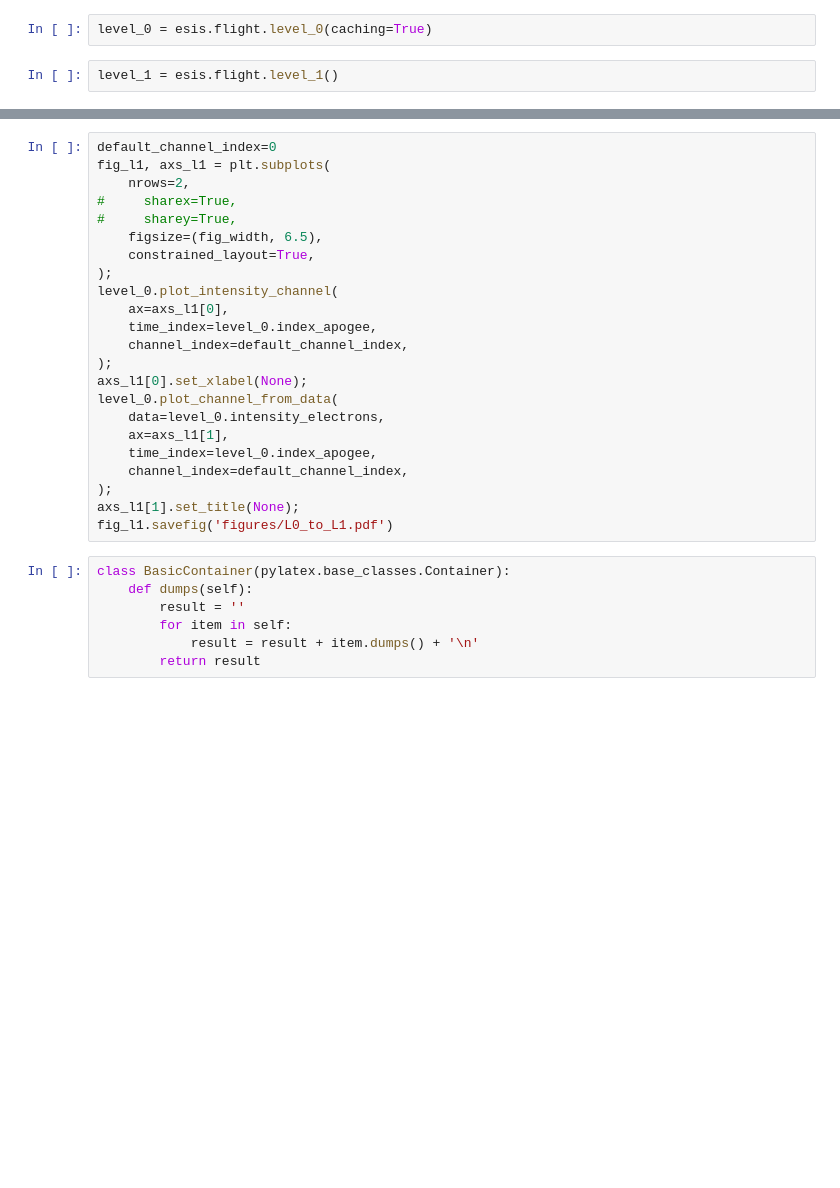
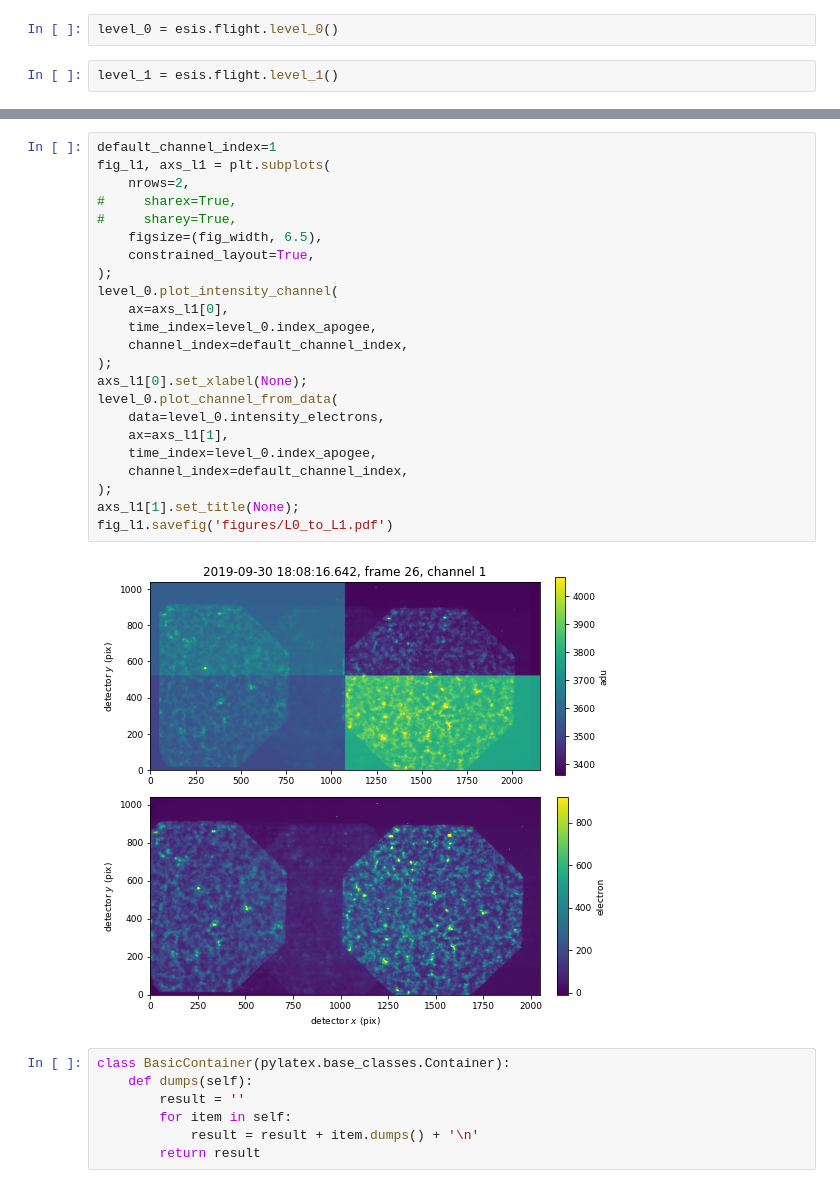
Before and after one commit to jacobdparker/ESIS_Mission, a Jupyter notebook: rts.ipynb, the cells around one changed output, grey strips where cells are left out. Cells and saved outputs as stored; diff of their text form; blank space fills up the shorter version.

Commit message:
figure updates

```diff
--- a/rts.ipynb
+++ b/rts.ipynb
@@ -50,7 +50,7 @@ To use the future default and silence this warning we advise to pass `rcond=None
 num 2d secant iterations 3
 [figure]
 # %%
-level_0 = esis.flight.level_0(caching=True)
+level_0 = esis.flight.level_0()
 # %%
 level_1 = esis.flight.level_1()
 # %%
@@ -67,26 +69,28 @@ fig_sig_and_alt.savefig('figures/signal_and_altitude_vs_time.pdf')
 # %%
-default_channel_index=0
+default_channel_index=1
 fig_l1, axs_l1 = plt.subplots(
     nrows=2,
 #     sharex=True,
 #     sharey=True,
     figsize=(fig_width, 6.5),
     constrained_layout=True,
 );
 level_0.plot_intensity_channel(
     ax=axs_l1[0],
     time_index=level_0.index_apogee,
     channel_index=default_channel_index,
 );
 axs_l1[0].set_xlabel(None);
 level_0.plot_channel_from_data(
     data=level_0.intensity_electrons,
     ax=axs_l1[1],
     time_index=level_0.index_apogee,
     channel_index=default_channel_index,
 );
 axs_l1[1].set_title(None);
 fig_l1.savefig('figures/L0_to_L1.pdf')
+# %% [output]
+[figure, added]
 # %%
 class BasicContainer(pylatex.base_classes.Container):
     def dumps(self):
```
Also changed, not shown: parts of 6 cells of this notebook, 6 other files.
